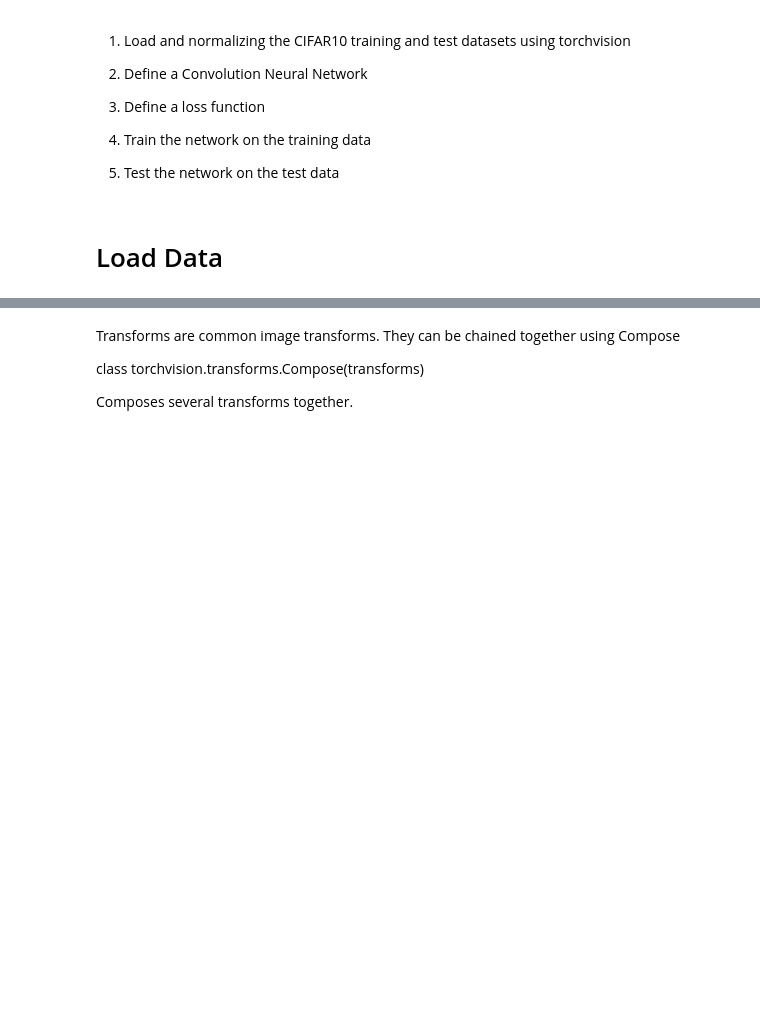
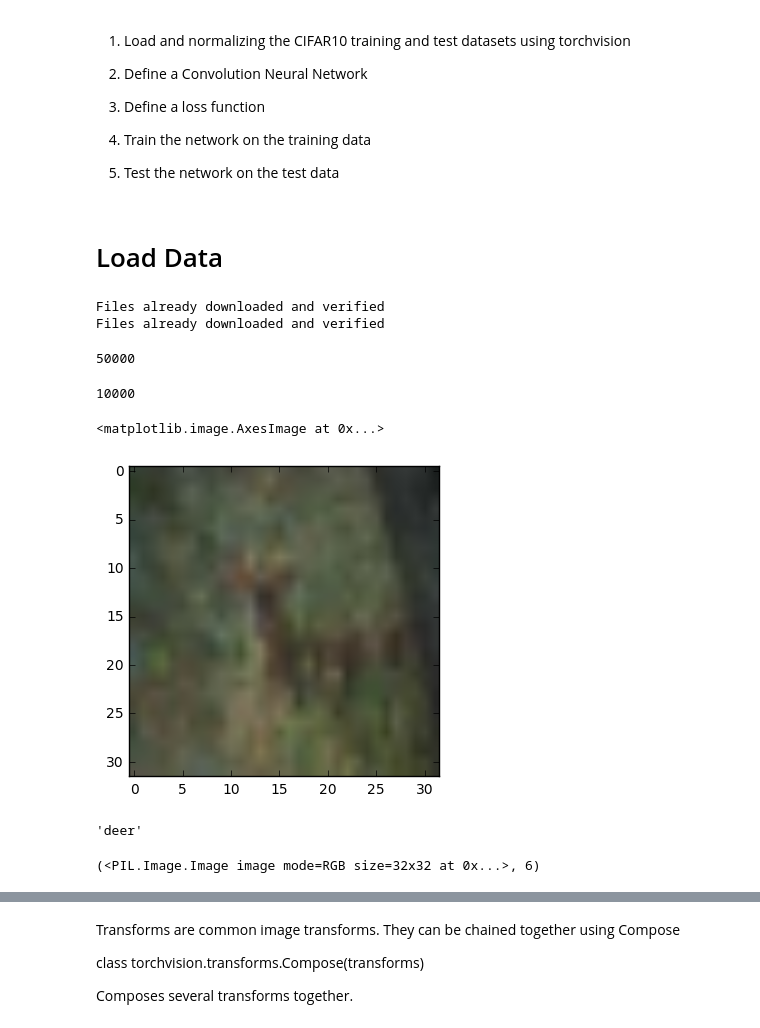
Before and after one commit to Aliases/discussions-cs175, a Jupyter notebook: Pytorch Introduction.ipynb, the cells around one changed output, grey strips where cells are left out. Cells and saved outputs as stored; diff of their text form; code cells hidden in the pictures; blank space fills up the shorter version.

```diff
--- a/Pytorch Introduction.ipynb
+++ b/Pytorch Introduction.ipynb
@@ -1218,4 +1340,24 @@ import torchvision
 import torchvision.transforms as transforms
 # %%
 trainset = torchvision.datasets.CIFAR10(root='data', train=True,
-                                        download=True)
+                                        download=True, transform=None)
+testset = torchvision.datasets.CIFAR10(root='data', train=False,
+                                        download=True, transform=None)
+# %% [output]
+Files already downloaded and verified
+Files already downloaded and verified
+# %%
+len(trainset)
+# %% [output]
+50000
+# %%
+len(testset)
+# %% [output]
+10000
+# %%
+ind = 10
+# %%
+plt.imshow(trainset[ind][0])
+# %% [output]
+<matplotlib.image.AxesImage at 0x...>
+[figure, added]
@@ -1221,0 +1367,4 @@ trainset = torchvision.datasets.CIFAR10(root='data', train=True,
+# %%
+classes[trainset[ind][1]]
+# %% [output]
+'deer'
@@ -1221,0 +1374,4 @@ trainset = torchvision.datasets.CIFAR10(root='data', train=True,
+# %%
+testset[ind]
+# %% [output]
+(<PIL.Image.Image image mode=RGB size=32x32 at 0x...>, 6)
```
Also changed, not shown: parts of 48 cells of this notebook.
